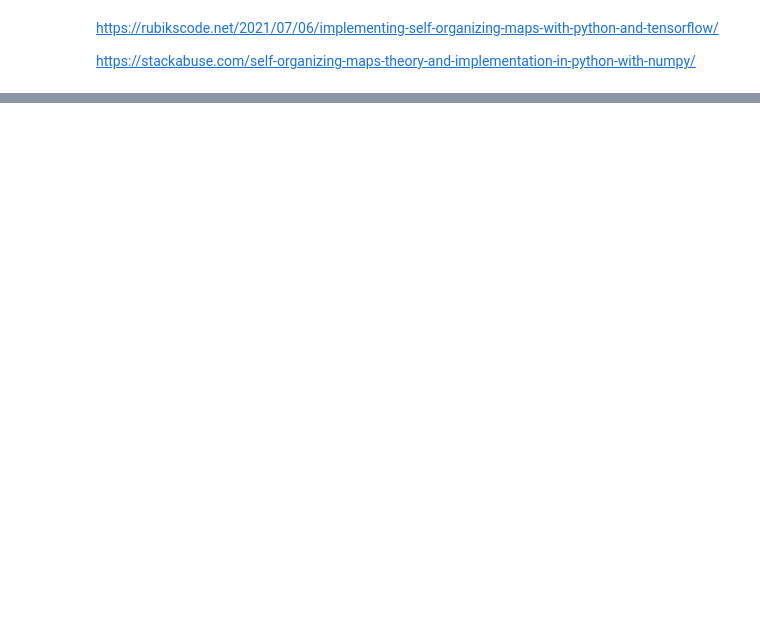
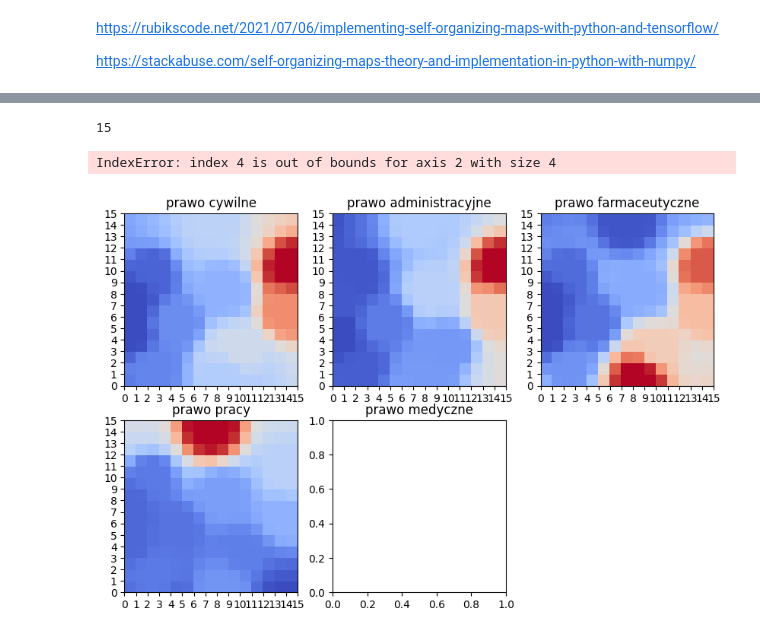
Before and after one commit to ItsMeLucifer/IUI_Project, a Jupyter notebook: IUI_Projekt.ipynb, the cells around one changed output, grey strips where cells are left out. Saved outputs shown, nothing was run; the diff lists cells and outputs as text; code cells hidden in the pictures; blank space fills up the shorter version.

```diff
--- a/IUI_Projekt.ipynb
+++ b/IUI_Projekt.ipynb
@@ -11,5 +94,5 @@ import matplotlib.pyplot as plt
 # %%
-nlp = spacy.load("lib/pl_core_news_lg-3.4.0/pl_core_news_lg/pl_core_news_lg-3.4.0")
+nlp = spacy.load("pl_core_news_lg")
 # %%
 df =pd.read_csv("data/processed_dataset_12_11_2021.csv")
 # %% [markdown]
@@ -94,0 +214,14 @@ https://stackabuse.com/self-organizing-maps-theory-and-implementation-in-python-
+# %%
+from sklearn.preprocessing import scale
+from minisom import MiniSom
+import numpy as np
+uniqueDictionary = getUniqueDictionary(result)
+countedUniqueWords = countUniqueWords(uniqueDictionary)
+legalAffairs = ['prawo cywilne', 'prawo administracyjne', 'prawo farmaceutyczne','prawo pracy', 'prawo medyczne', 'prawo karne','prawo miädzynarodowe','prawo podatkowe','prawo konstytucyjne']
+speechPartColor = {'NOUN': 'darkgreen', 'VERB' :'crimson','ADJ':'pink','PROPN':'blue'}
+X = scale(countedUniqueWords)
+size = 15
+som = MiniSom(size, size, len(X[0]),neighborhood_function='gaussian', sigma=1.5,random_seed=1)
+print(X)
+som.pca_weights_init(X)
+som.train_random(X, 1000, verbose=True)
@@ -94,0 +242,16 @@ https://stackabuse.com/self-organizing-maps-theory-and-implementation-in-python-
+# %%
+W = som.get_weights()
+print(len(W))
+plt.figure(figsize=(10, 10))
+for i, f in enumerate(legalAffairs):
+    plt.subplot(3, 3, i+1)
+    plt.title(f)
+    plt.pcolor(W[:,:,i].T, cmap='coolwarm')
+    plt.xticks(np.arange(size+1))
+    plt.yticks(np.arange(size+1))
+plt.tight_layout()
+plt.show()
+# %% [output]
+15
+IndexError: index 4 is out of bounds for axis 2 with size 4
+[figure, added]
```
Also changed, not shown: parts of 12 cells of this notebook.
